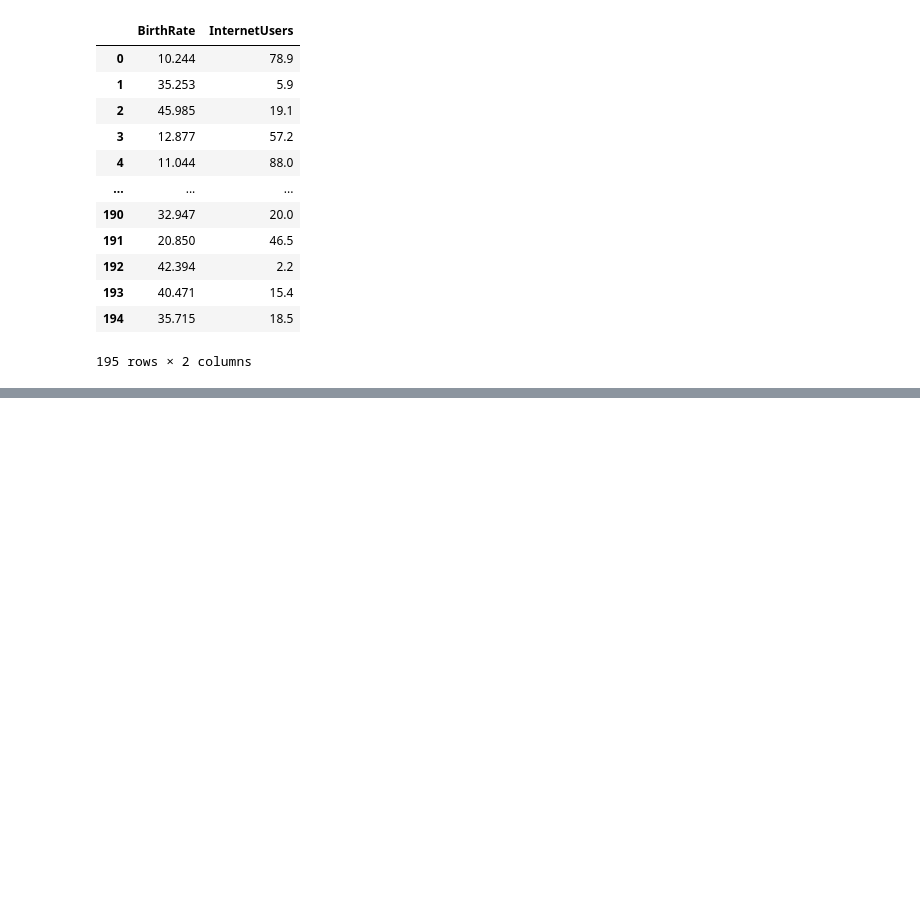
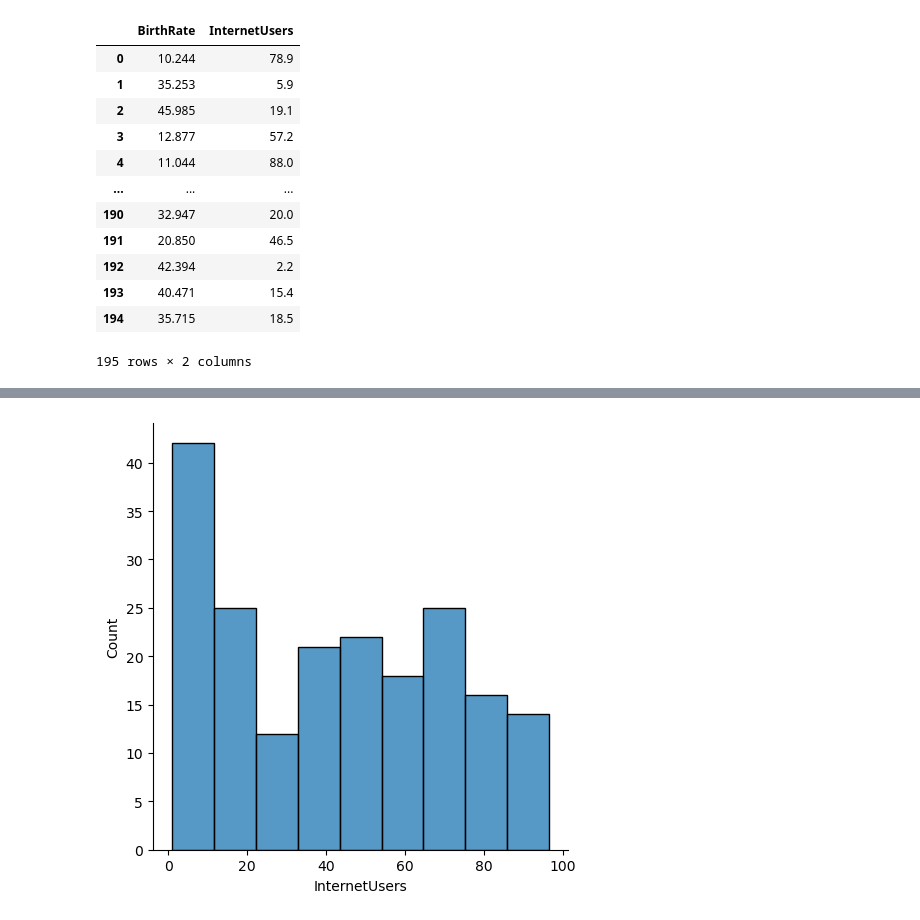
Before and after one commit to nipunrk/FSDS-GENERATIVE-AI-AGENTIC-AI-AI-EXPERT-DATASCIENTIC-FOR-BFSI-DOMAIN-ACROOS-GLOBLA-MARKET, a Jupyter notebook: Pandas.ipynb, the cells around one changed output, grey strips where cells are left out. Cells and saved outputs as stored; diff of their text form; code cells hidden in the pictures; blank space fills up the shorter version.

```diff
--- a/Pandas.ipynb
+++ b/Pandas.ipynb
@@ -243,0 +500,4 @@ df_num
+# %%
+vis2 =sns.displot(df['InternetUsers'])
+# %% [output]
+[figure, added]
```
Also changed, not shown: parts of 35 cells of this notebook.
